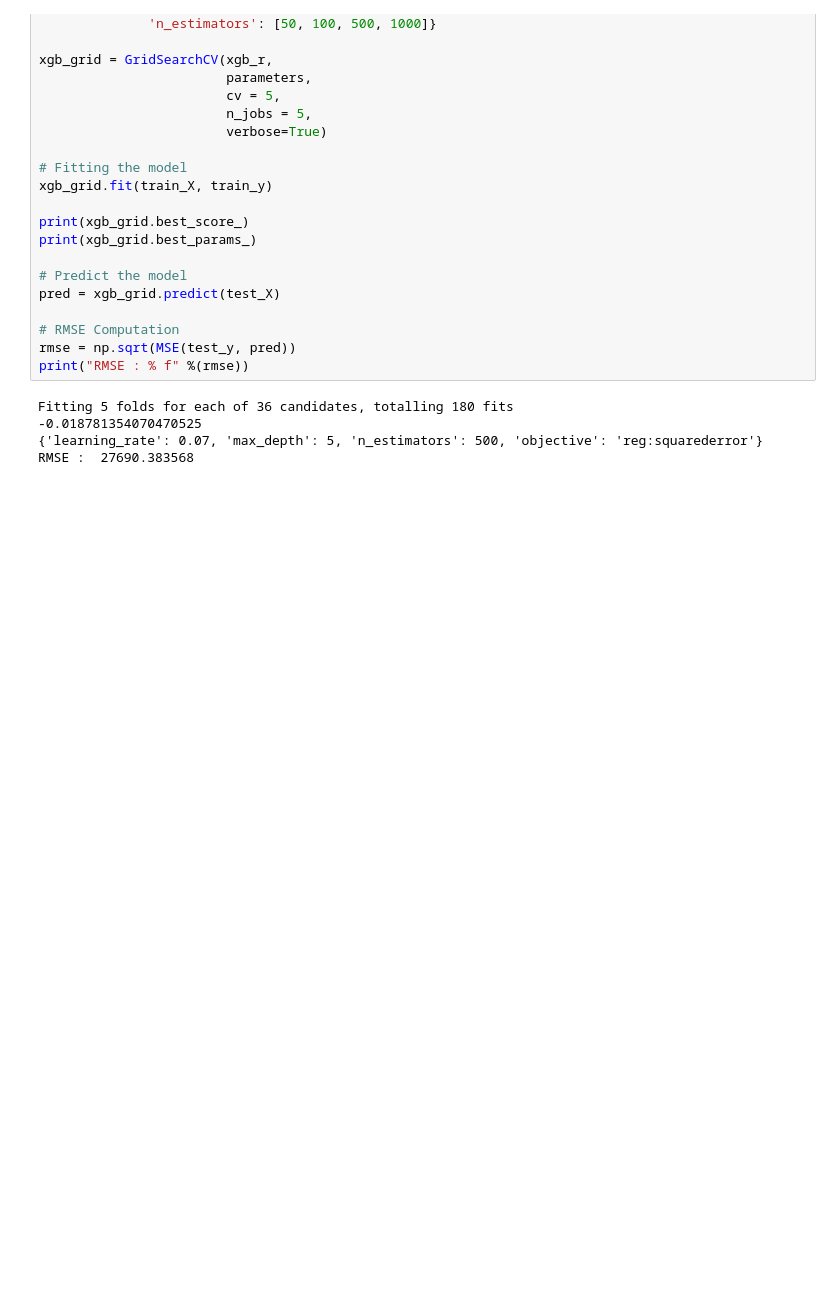
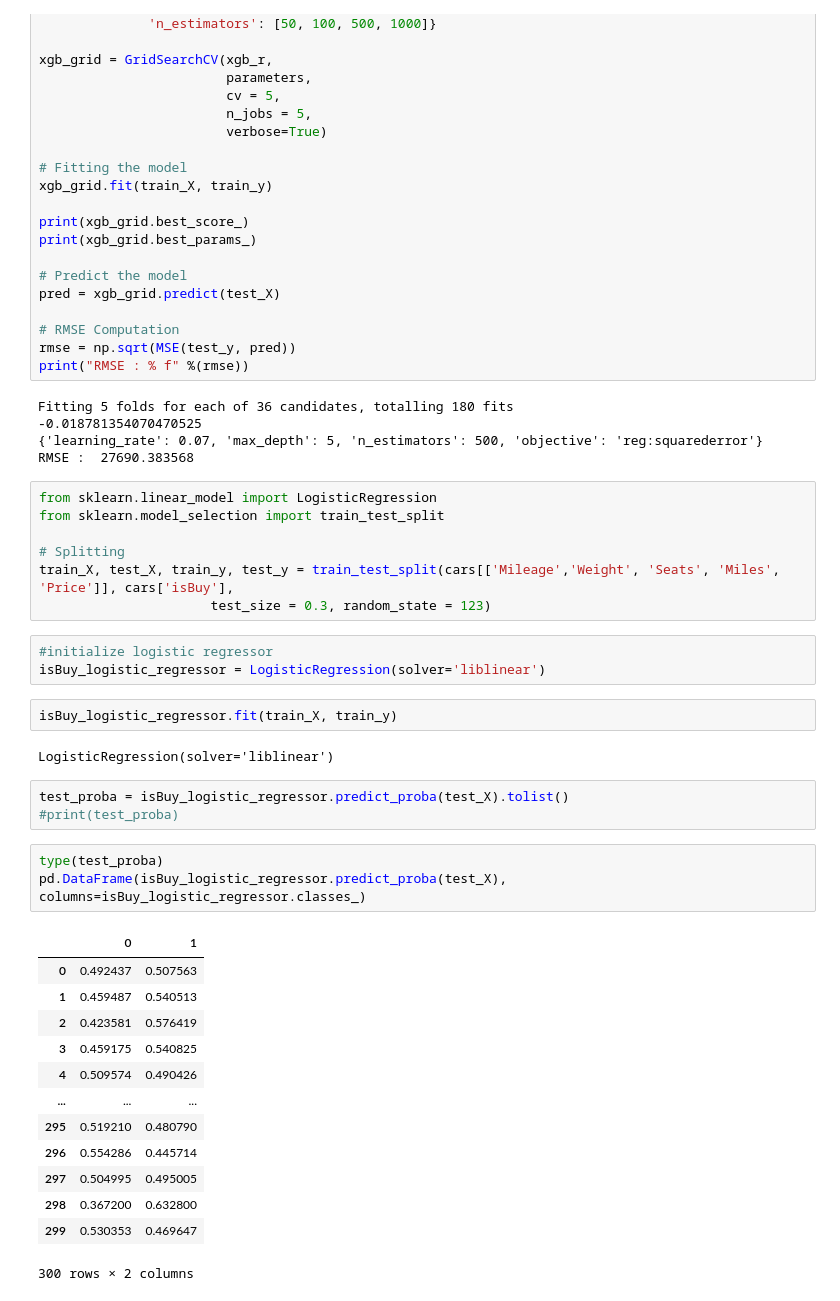
Before and after one commit to rtiwari6-stats-aws/BaseML, a Jupyter notebook: CarsAnalysis.ipynb, the cells around one changed output. Cells and saved outputs as stored; diff of their text form; blank space fills up the shorter version.

```diff
--- a/CarsAnalysis.ipynb
+++ b/CarsAnalysis.ipynb
@@ -148,3 +148,37 @@ Fitting 5 folds for each of 36 candidates, totalling 180 fits
 -0.018781354070470525
 {'learning_rate': 0.07, 'max_depth': 5, 'n_estimators': 500, 'objective': 'reg:squarederror'}
 RMSE :  27690.383568
+# %%
+from sklearn.linear_model import LogisticRegression
+from sklearn.model_selection import train_test_split
+
+# Splitting
+train_X, test_X, train_y, test_y = train_test_split(cars[['Mileage','Weight', 'Seats', 'Miles', 'Price']], cars['isBuy'],
+                      test_size = 0.3, random_state = 123)
+# %%
+#initialize logistic regressor
+isBuy_logistic_regressor = LogisticRegression(solver='liblinear')
+# %%
+isBuy_logistic_regressor.fit(train_X, train_y)
+# %% [output]
+LogisticRegression(solver='liblinear')
+# %%
+test_proba = isBuy_logistic_regressor.predict_proba(test_X).tolist()
+#print(test_proba)
+# %%
+type(test_proba)
+pd.DataFrame(isBuy_logistic_regressor.predict_proba(test_X), columns=isBuy_logistic_regressor.classes_)
+# %% [output]
+|  | 0 | 1 |
+| 0 | 0.492437 | 0.507563 |
+| 1 | 0.459487 | 0.540513 |
+| 2 | 0.423581 | 0.576419 |
+| 3 | 0.459175 | 0.540825 |
+| 4 | 0.509574 | 0.490426 |
+| ... | ... | ... |
+| 295 | 0.519210 | 0.480790 |
+| 296 | 0.554286 | 0.445714 |
+| 297 | 0.504995 | 0.495005 |
+| 298 | 0.367200 | 0.632800 |
+| 299 | 0.530353 | 0.469647 |
+300 rows × 2 columns
```
Also changed, not shown: parts of 6 cells of this notebook.
